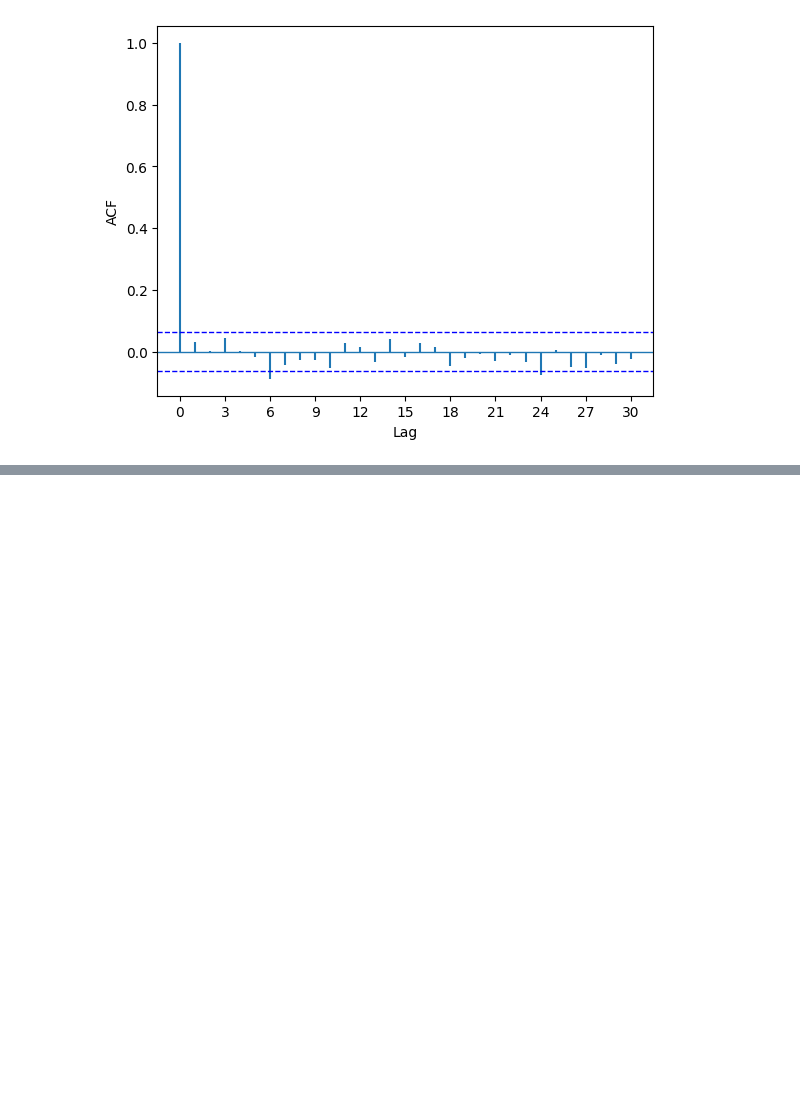
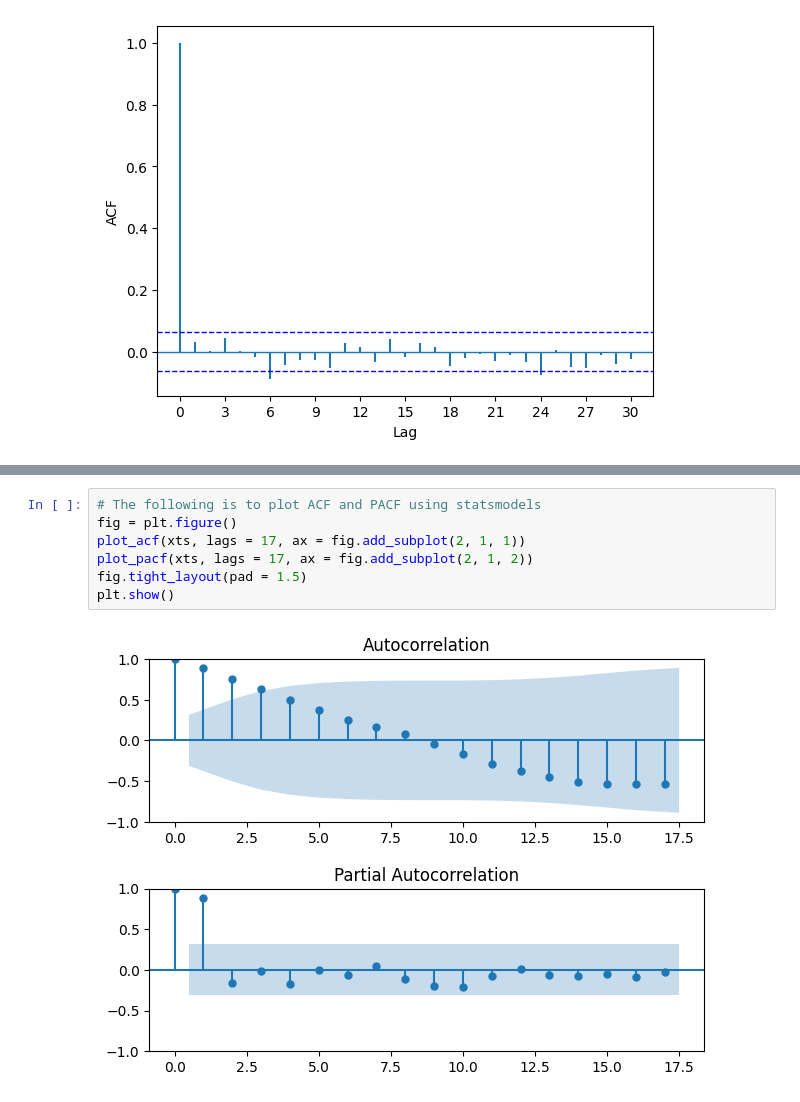
Before and after one commit to jaimeisaac2020/Python-analsisis-basicos, a Jupyter notebook: introduccion_a_series_de_tiempo_Python_1.ipynb, the cells around one changed output, grey strips where cells are left out. Cells and saved outputs as stored; diff of their text form; blank space fills up the shorter version.

```diff
--- a/introduccion_a_series_de_tiempo_Python_1.ipynb
+++ b/introduccion_a_series_de_tiempo_Python_1.ipynb
@@ -458,0 +513,9 @@ acf_pacf_fig(xts, both=False, lag=30)
+# %%
+# The following is to plot ACF and PACF using statsmodels
+fig = plt.figure()
+plot_acf(xts, lags = 17, ax = fig.add_subplot(2, 1, 1))
+plot_pacf(xts, lags = 17, ax = fig.add_subplot(2, 1, 2))
+fig.tight_layout(pad = 1.5)
+plt.show()
+# %% [output]
+[figure, added]
```
Also changed, not shown: parts of 20 cells of this notebook.
